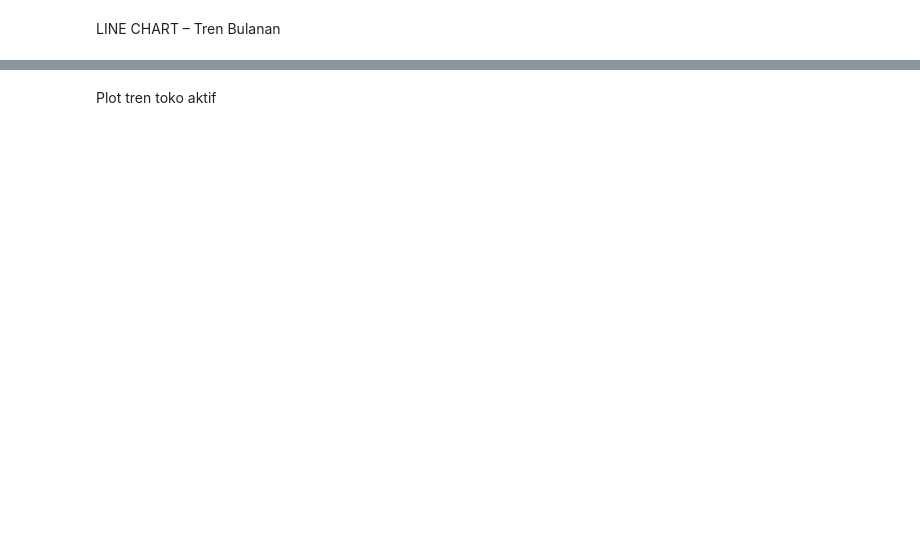
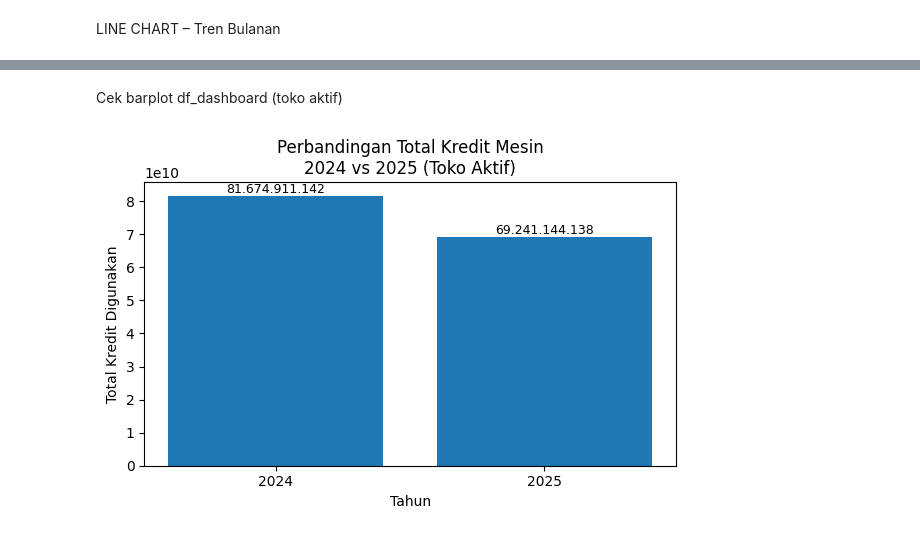
Before and after one commit to operasional-playzone/dashboard-transaksi-kartu, a Jupyter notebook: notebook_mesin.ipynb, the cells around one changed output, grey strips where cells are left out. Saved outputs shown, nothing was run; the diff lists cells and outputs as text; code cells hidden in the pictures; blank space fills up the shorter version.

Commit message:
"update notbook mesin untuk ekspor df mesin aktif, update dashboard di bagian mesin"

```diff
--- a/notebook_mesin.ipynb
+++ b/notebook_mesin.ipynb
@@ -941,0 +1066,2 @@ centers_in_scope
+# %%
+df_dashboard = df[df['IN_SCOPE_TOKO']].copy()
@@ -1211,2 +1546,0 @@ plt.show()
-# %% [markdown]
-Plot tren toko aktif
@@ -1252,0 +1547,43 @@ plt.show()
+# %% [markdown]
+Cek barplot df_dashboard (toko aktif)
+# %%
+#jadikan format rupiah
+def format_id(x):
+    return f"{int(x):,}".replace(",", ".")
+#pastikan datetime
+df_dashboard['Tahun'] = df_dashboard['Tanggal'].dt.year
+df_dashboard['Bulan'] = df_dashboard['Tanggal'].dt.month
+
+yearly_compare = (
+    df_dashboard[df_dashboard['Tahun'].isin([2024, 2025])]
+    .groupby('Tahun')['Kredit yg Digunakan']
+    .sum()
+)
+
+fig, ax = plt.subplots(figsize=(6,4))
+
+bars = ax.bar(
+    yearly_compare.index.astype(str),
+    yearly_compare.values
+)
+
+ax.set_title("Perbandingan Total Kredit Mesin\n2024 vs 2025 (Toko Aktif)")
+ax.set_ylabel("Total Kredit Digunakan")
+ax.set_xlabel("Tahun")
+
+# Tambahkan label angka di atas bar
+for bar in bars:
+    height = bar.get_height()
+    ax.text(
+        bar.get_x() + bar.get_width()/2,
+        height,
+        format_id(height),
+        ha='center',
+        va='bottom',
+        fontsize=9
+    )
+
+plt.tight_layout()
+plt.show()
+# %% [output]
+[figure, added]
```
Also changed, not shown: parts of 45 cells of this notebook, 2 other files.
